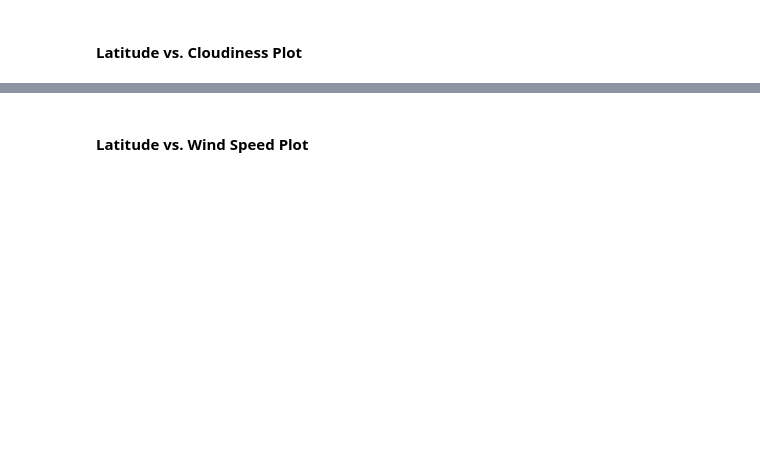
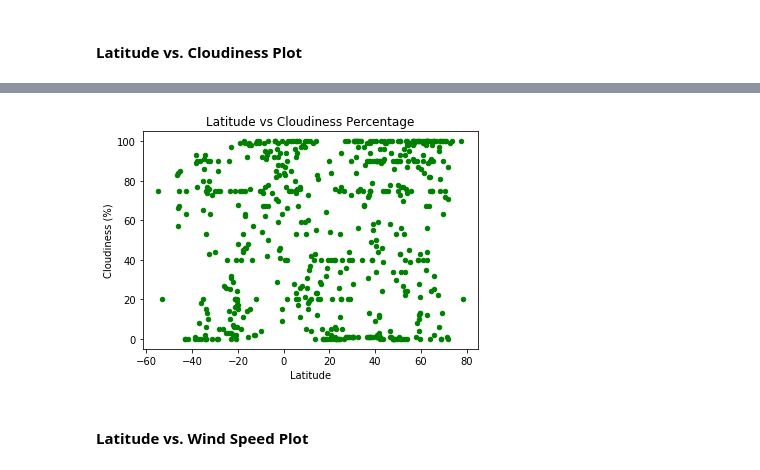
Before and after one commit to HBlockBeach/python-api-challenge, a Jupyter notebook: Weather/WeatherPy.ipynb, the cells around one changed output, grey strips where cells are left out. Drawn from its saved outputs; the diff is of its cells as text; code cells hidden in the pictures; blank space fills up the shorter version.

```diff
--- a/Weather/WeatherPy.ipynb
+++ b/Weather/WeatherPy.ipynb
@@ -111,2 +192,10 @@ dtype: int64
+# %%
+cities.plot(kind = "scatter" , x = ["lat"], y = ["cloudiness"], color = "green")
+plt.xlabel("Latitude")
+plt.ylabel("Cloudiness (%)")
+plt.title("Latitude vs Cloudiness Percentage")
+plt.savefig("Lat_v_Cloud.png")
+# %% [output]
+[figure, added]
 # %% [markdown]
 #### Latitude vs. Wind Speed Plot
```
Also changed, not shown: parts of 32 cells of this notebook.
